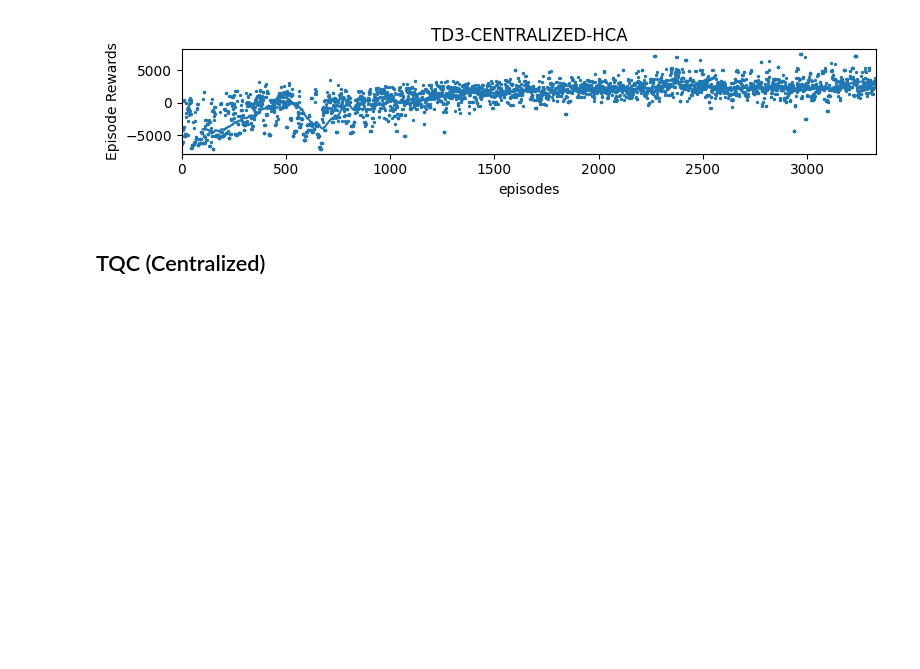
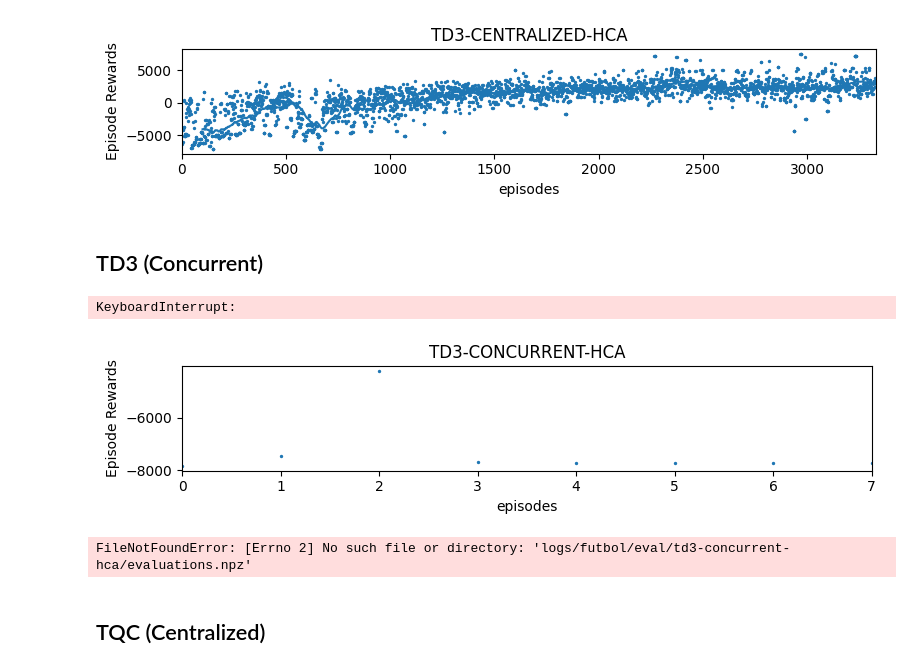
Before and after one commit to TheShenk/hai-nonconflict-action-learning, a Jupyter notebook: experiments.ipynb, the cells around one changed output. Drawn from its saved outputs; the diff is of its cells as text; code cells hidden in the pictures; blank space fills up the shorter version.

```diff
--- a/experiments.ipynb
+++ b/experiments.ipynb
@@ -1318,3 +1318,5 @@ display.display(plt.gcf())
 display.clear_output(wait=True)
 # %% [output]
 [figure]
+# %% [markdown]
+## TD3 (Concurrent)
@@ -1320,0 +1363,5 @@ display.clear_output(wait=True)
+# %%
+multiagent_learn(models, timesteps, env, f"models/footbol/{ALGORITHM_NAME}",
+                 eval_env=eval_env, eval_log_dir=eval_log_dir, eval_freq=10000)
+# %% [output]
+KeyboardInterrupt:
@@ -1321,3 +1370,15 @@ display.clear_output(wait=True)
+# %%
+results_plotter.plot_results([log_dir], timesteps, results_plotter.X_EPISODES, ALGORITHM_NAME.upper())
+display.display(plt.gcf())
+display.clear_output(wait=True)
+# %% [output]
+[figure, added]
+# %%
+utils.plot_eval_results(eval_log_dir)
+display.display(plt.gcf())
+display.clear_output(wait=True)
+# %% [output]
+FileNotFoundError: [Errno 2] No such file or directory: 'logs/futbol/eval/td3-concurrent-hca/evaluations.npz'
 # %% [markdown]
 ## TQC (Centralized)
 # %%
```
Also changed, not shown: parts of 25 cells of this notebook.
